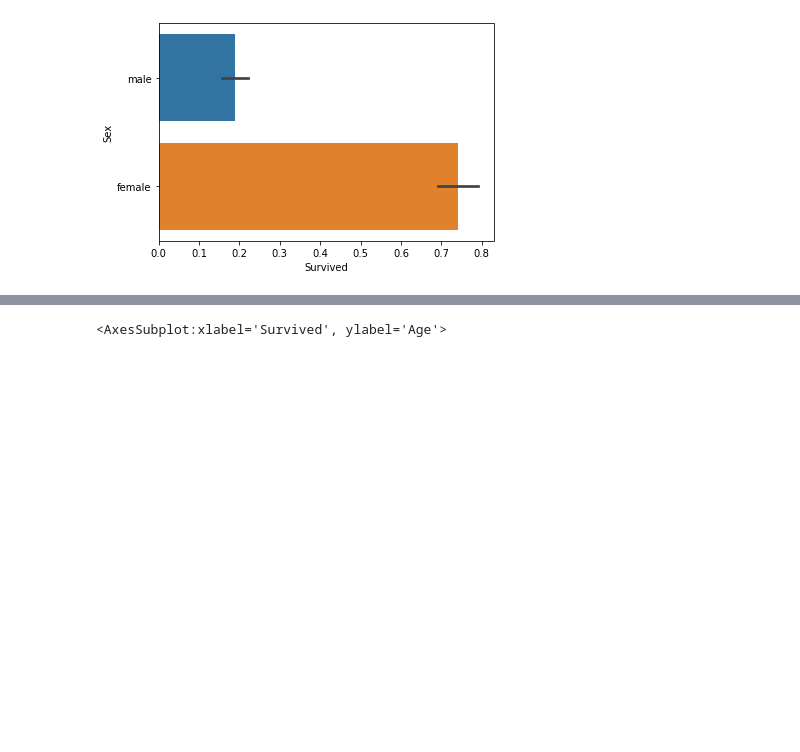
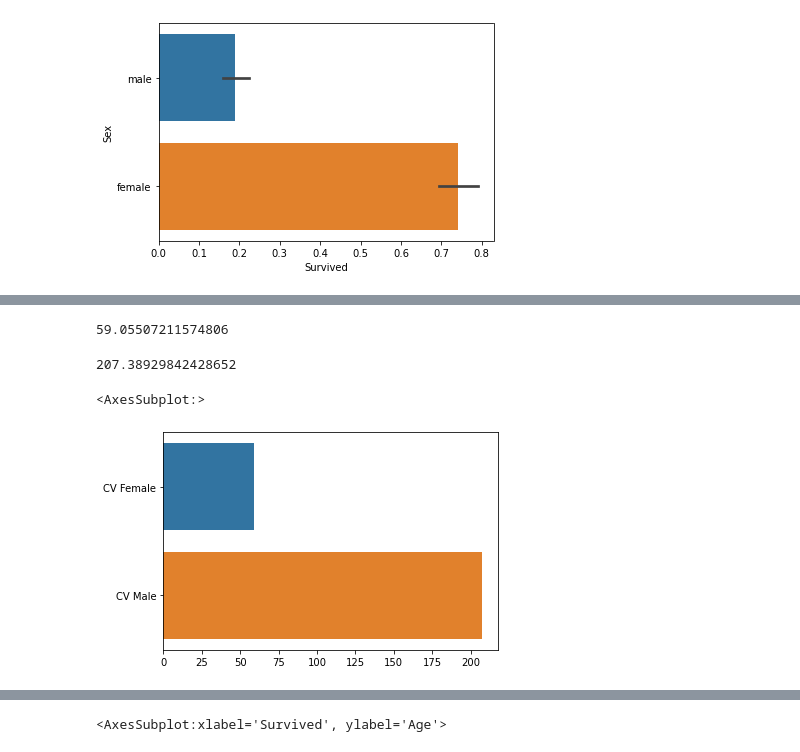
Before and after one commit to DataScienceUFES/titanic_grupo2, a Jupyter notebook: analise.ipynb, the cells around one changed output, grey strips where cells are left out. Drawn from its saved outputs; the diff is of its cells as text; code cells hidden in the pictures; blank space fills up the shorter version.

```diff
--- a/analise.ipynb
+++ b/analise.ipynb
@@ -27,0 +28,24 @@ Apos a analise do grafico acima, todo mundo é gado
+# %%
+import numpy as np
+filt_df = dataframe[dataframe["Sex"] == "female"] # Filtrando apenas dados females
+NaN = np.nan
+CV = ((filt_df["Survived"].std()/filt_df["Survived"].mean()))*100
+EixoX = [CV]
+print(CV)
+# %% [output]
+59.05507211574806
+# %%
+import numpy as np
+import numpy
+filt_dfma = dataframe[dataframe["Sex"] == "male"] # Filtrando apenas dados males
+CVMA = ((filt_dfma["Survived"].std()/filt_dfma["Survived"].mean()))*100
+EixoX.append(CVMA)
+EixoY = ["CV Female", "CV Male"]
+print(CVMA)
+# %% [output]
+207.38929842428652
+# %%
+sns.barplot(x= EixoX, y= EixoY)
+# %% [output]
+<AxesSubplot:>
+[figure, added]
```
Also changed, not shown: parts of 10 cells of this notebook.
